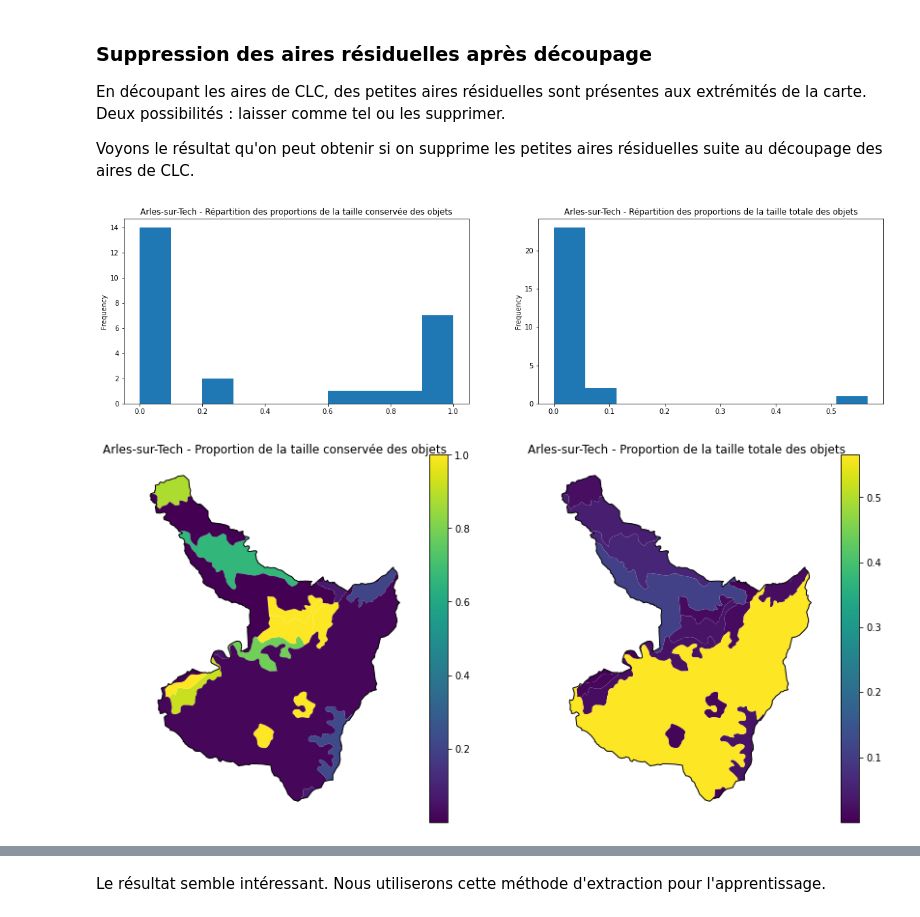
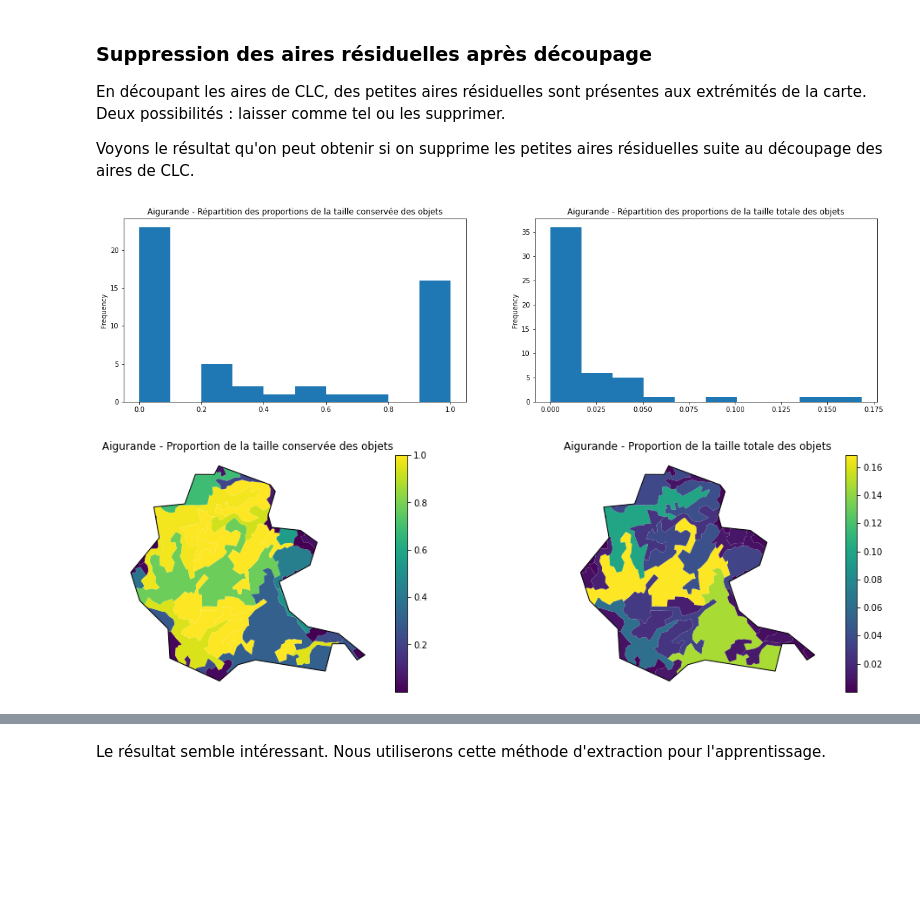
Before and after one commit to massimovenuti/clc-graph-deep-learning, a Jupyter notebook: clc.ipynb, the cells around one changed output, grey strips where cells are left out. Cells and saved outputs as stored; diff of their text form; code cells hidden in the pictures; blank space fills up the shorter version.

```diff
--- a/clc.ipynb
+++ b/clc.ipynb
@@ -705,0 +525,3 @@ communes_gdf.describe()
+# %%
+communes_gdf["surf_km2"] = communes_gdf['geometry'].area / 1e6
+communes_gdf['surf_km2'].describe()
@@ -730,0 +548,3 @@ communes_select_gdf.describe()
+# %%
+communes_selected = communes_gdf[(communes_gdf['surf_km2'] > 25) & (communes_gdf['surf_km2'] < 30)]
+communes_selected.describe()
@@ -730,0 +561,3 @@ communes_select_gdf.describe()
+# %%
+communes_fr = communes_selected[communes_gdf['CNTR_ID'] == 'FR']
+communes_other = communes_selected[communes_gdf['CNTR_ID'] != 'FR']
@@ -779,13 +622,13 @@ Essayons d'extraire de la BD CLC la commune de Strasbourg à partir de la surfac
 # %%
 clc_path = "data/raw_data/clc/u2018_clc2018_v2020_20u1_geoPackage/DATA/U2018_CLC2018_V2020_20u1.gpkg"
 # %%
-commune = communes_select_gdf.iloc[5]
+commune = communes_fr.iloc[1]
 commune_clc = gpd.read_file(clc_path, mask=commune["geometry"])
 commune_clc["land_type"] = commune_clc["Code_18"].map(lambda x: legend[legend["CLC_CODE"] == int(x)]["LABEL1"].iloc[0])
 
-f,ax=plt.subplots(figsize=(14,7))
+f, ax = plt.subplots(figsize=(14, 7))
 commune_clc.plot("land_type", legend=True, ax=ax)
 ax.set_axis_off()
-plt.title(f"{commune['nom']} - Extraction de la BD CLC à partir de la BD Communes")
+plt.title(f"{commune['COMM_NAME']} - Extraction de la BD CLC à partir de la BD Communes")
 plt.show()
 # %% [output]
@@ -883,38 +727,35 @@ commune_clc_clipped = commune_clc_clipped.explode(index_parts=False)
 commune_clc_clipped["object_proportion"] = commune_clc_clipped.area / commune_clc_clipped["total_area"]
 commune_clc_clipped["total_proportion"] = commune_clc_clipped.area / commune_clc_clipped.area.sum()
 # %%
-plt.figure(figsize=(20,5))
+plt.figure(figsize=(20, 5))
 
 ax = plt.subplot(121)
 commune_clc_clipped["object_proportion"].plot.hist(ax=ax)
-plt.title(f"{commune['nom']} - Répartition des proportions de la taille conservée des objets")
+plt.title(f"{commune['COMM_NAME']} - Répartition des proportions de la taille conservée des objets")
 
 ax = plt.subplot(122)
 commune_clc_clipped["total_proportion"].plot.hist(ax=ax)
-plt.title(f"{commune['nom']} - Répartition des proportions de la taille totale des objets")
+plt.title(f"{commune['COMM_NAME']} - Répartition des proportions de la taille totale des objets")
 
 plt.show()
 # %% [output]
-[figure, old version]
+[figure, new version]
 # %%
-# commune_clc.iloc[commune_clc_clipped.index.get_level_values(0)].area
-
-plt.figure(figsize=(14,7))
+plt.figure(figsize=(17, 5))
 
 ax = plt.subplot(121)
 exterior.plot(ax=ax, color="black", linewidth=1)
 commune_clc_clipped.plot("object_proportion", legend=True, ax=ax)
 ax.set_axis_off()
-plt.title(f"{commune['nom']} - Proportion de la taille conservée des objets")
+plt.title(f"{commune['COMM_NAME']} - Proportion de la taille conservée des objets")
 
 ax = plt.subplot(122)
 exterior.plot(ax=ax, color="black", linewidth=1)
 commune_clc_clipped.plot("total_proportion", legend=True, ax=ax)
 ax.set_axis_off()
-plt.title(f"{commune['nom']} - Proportion de la taille totale des objets")
-
+plt.title(f"{commune['COMM_NAME']} - Proportion de la taille totale des objets")
 
 plt.show()
 # %% [output]
-[figure, old version]
+[figure, new version]
 # %%
```
Also changed, not shown: parts of 74 cells of this notebook, 3 other files.
